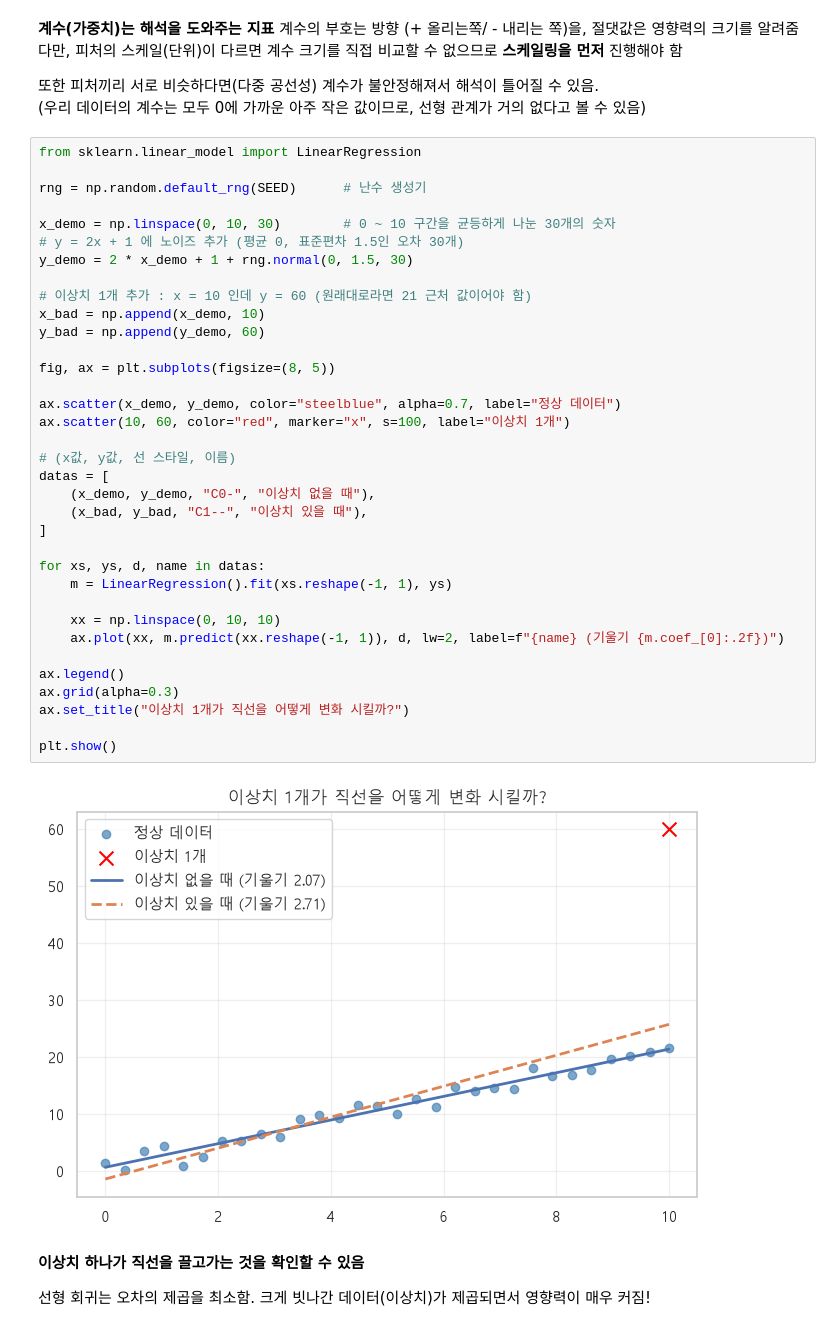
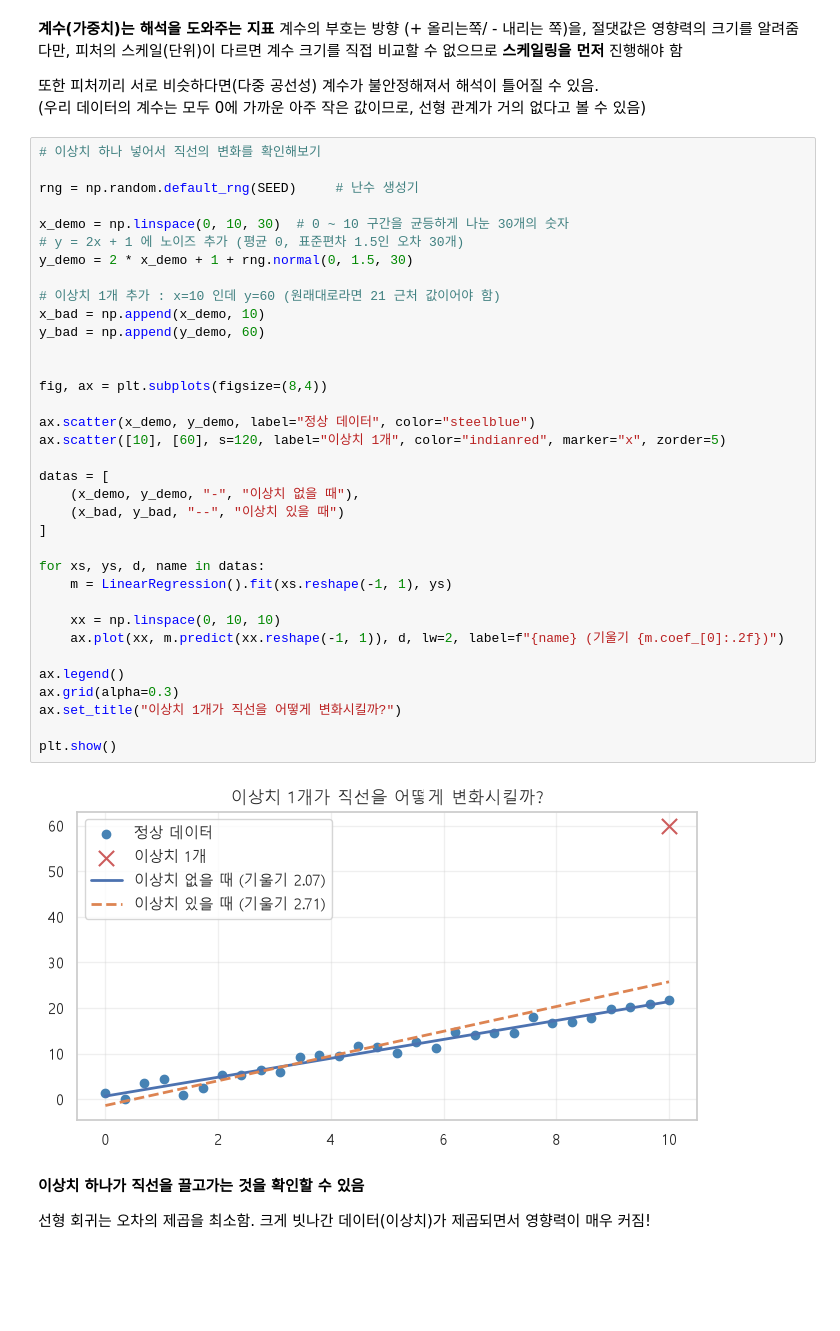
Before and after one commit to yoell1/6_Python, a Jupyter notebook: 12_ml/04_regression.ipynb, the cells around one changed output. Cells and saved outputs as stored; diff of their text form; blank space fills up the shorter version.

```diff
--- a/12_ml/04_regression.ipynb
+++ b/12_ml/04_regression.ipynb
@@ -172,42 +172,42 @@ plt.show()
 또한 피처끼리 서로 비슷하다면(다중 공선성) 계수가 불안정해져서 해석이 틀어질 수 있음.\
 (우리 데이터의 계수는 모두 0에 가까운 아주 작은 값이므로, 선형 관계가 거의 없다고 볼 수 있음)
 # %%
-from sklearn.linear_model import LinearRegression
+# 이상치 하나 넣어서 직선의 변화를 확인해보기
 
-rng = np.random.default_rng(SEED)      # 난수 생성기
+rng = np.random.default_rng(SEED)     # 난수 생성기
 
-x_demo = np.linspace(0, 10, 30)        # 0 ~ 10 구간을 균등하게 나눈 30개의 숫자
+x_demo = np.linspace(0, 10, 30)  # 0 ~ 10 구간을 균등하게 나눈 30개의 숫자
 # y = 2x + 1 에 노이즈 추가 (평균 0, 표준편차 1.5인 오차 30개)
 y_demo = 2 * x_demo + 1 + rng.normal(0, 1.5, 30)
 
-# 이상치 1개 추가 : x = 10 인데 y = 60 (원래대로라면 21 근처 값이어야 함)
+# 이상치 1개 추가 : x=10 인데 y=60 (원래대로라면 21 근처 값이어야 함)
 x_bad = np.append(x_demo, 10)
 y_bad = np.append(y_demo, 60)
 
-fig, ax = plt.subplots(figsize=(8, 5))
 
-ax.scatter(x_demo, y_demo, color="steelblue", alpha=0.7, label="정상 데이터")
-ax.scatter(10, 60, color="red", marker="x", s=100, label="이상치 1개")
+fig, ax = plt.subplots(figsize=(8,4))
 
-# (x값, y값, 선 스타일, 이름)
+ax.scatter(x_demo, y_demo, label="정상 데이터", color="steelblue")
+ax.scatter([10], [60], s=120, label="이상치 1개", color="indianred", marker="x", zorder=5)
+
 datas = [
-    (x_demo, y_demo, "C0-", "이상치 없을 때"),
-    (x_bad, y_bad, "C1--", "이상치 있을 때"),
+    (x_demo, y_demo, "-", "이상치 없을 때"),
+    (x_bad, y_bad, "--", "이상치 있을 때")
 ]
 
 for xs, ys, d, name in datas:
     m = LinearRegression().fit(xs.reshape(-1, 1), ys)
 
     xx = np.linspace(0, 10, 10)
     ax.plot(xx, m.predict(xx.reshape(-1, 1)), d, lw=2, label=f"{name} (기울기 {m.coef_[0]:.2f})")
 
 ax.legend()
 ax.grid(alpha=0.3)
-ax.set_title("이상치 1개가 직선을 어떻게 변화 시킬까?")
+ax.set_title("이상치 1개가 직선을 어떻게 변화시킬까?")
 
 plt.show()
 # %% [output]
-[figure, old version]
+[figure, new version]
 # %% [markdown]
 **이상치 하나가 직선을 끌고가는 것을 확인할 수 있음**
 
```
